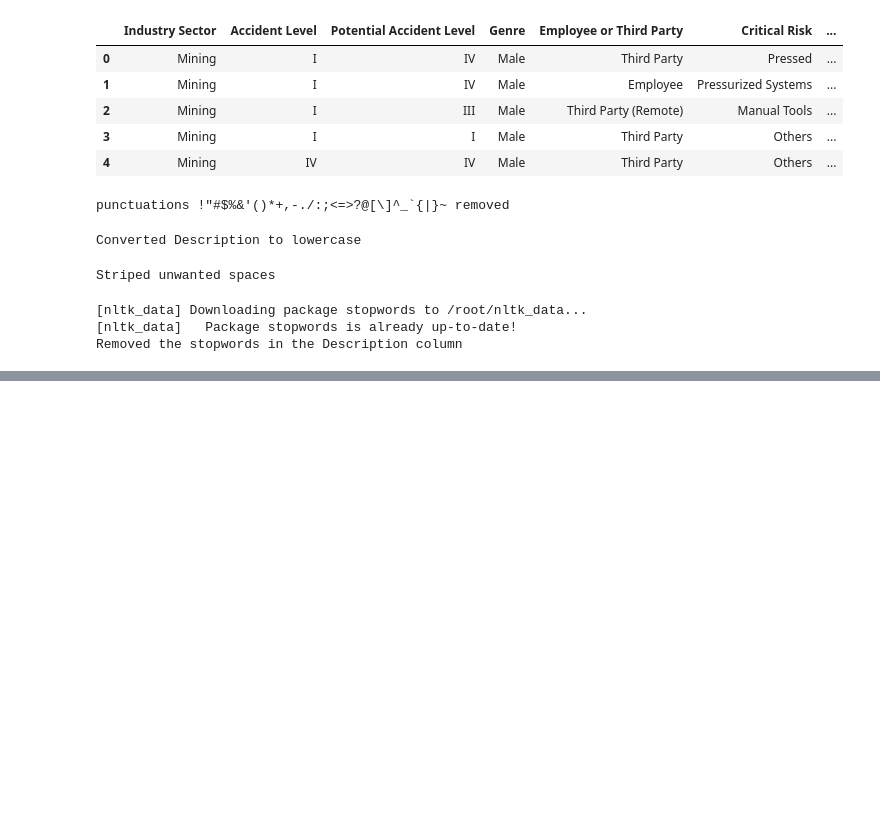
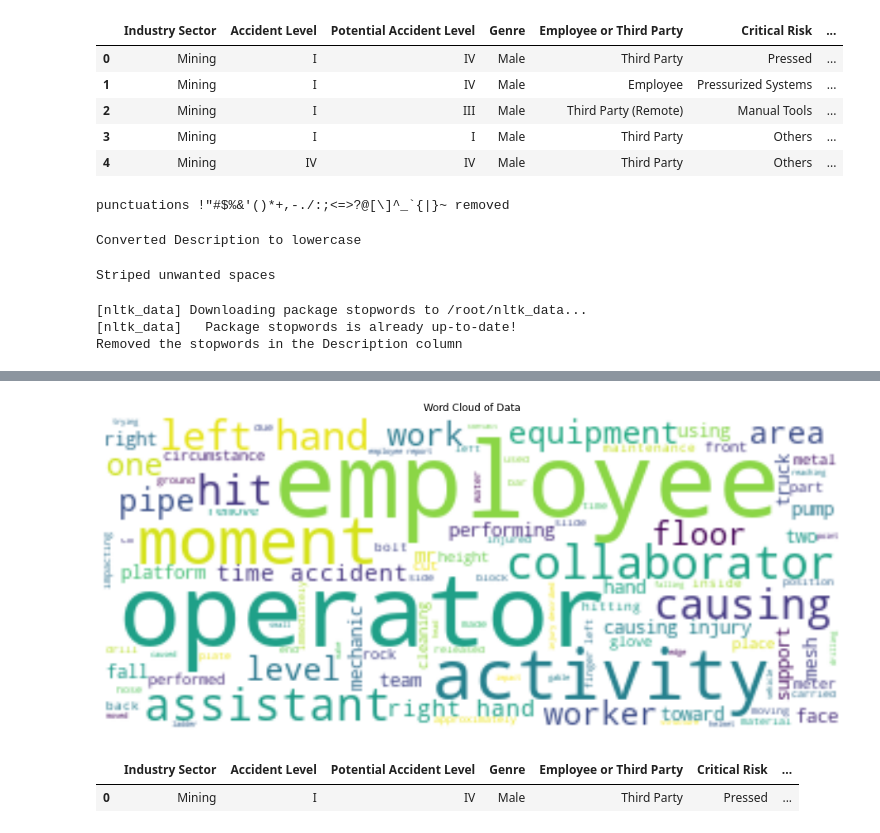
Before and after one commit to martianjob/chatbot, a Jupyter notebook: capstone.ipynb, the cells around one changed output, grey strips where cells are left out. Cells and saved outputs as stored; diff of their text form; code cells hidden in the pictures; blank space fills up the shorter version.

```diff
--- a/capstone.ipynb
+++ b/capstone.ipynb
@@ -145,0 +162,3 @@ re.sub(r'\bNA\b', "",x ,flags=re.I)
+# %%
+text=" ".join(description for description in data.Description )
+#text
@@ -145,0 +169,18 @@ re.sub(r'\bNA\b', "",x ,flags=re.I)
+# %%
+# lower max_font_size, change the maximum number of word and lighten the background:
+def plot_wordcloud(text,title):
+  wordcloud = WordCloud(max_font_size=50, max_words=100, background_color="white",width = 350, height = 150,collocations = True).generate(text)
+  plt.figure(figsize=(16,8))
+  plt.imshow(wordcloud, interpolation="bilinear")
+  plt.title(title)
+  plt.axis("off")
+  plt.show()
+
+plot_wordcloud(text,"Word Cloud of Data")
+# %% [output]
+[figure, added]
+# %%
+data.head(1)
+# %% [output]
+|  | Industry Sector | Accident Level | Potential Accident Level | Genre | Employee or Third Party | Critical Risk | ... |
+| 0 | Mining | I | IV | Male | Third Party | Pressed | ... |
```
Also changed, not shown: parts of 15 cells of this notebook.
